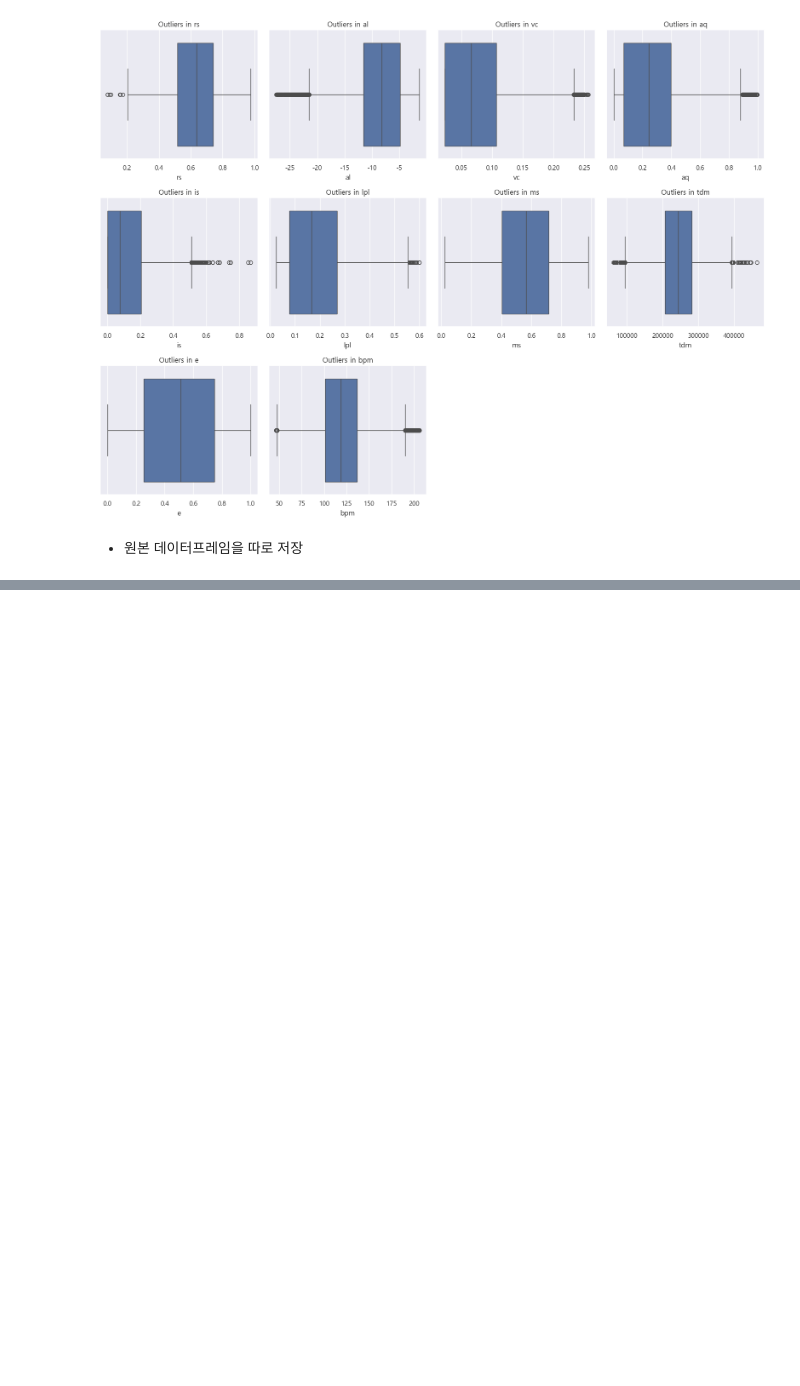
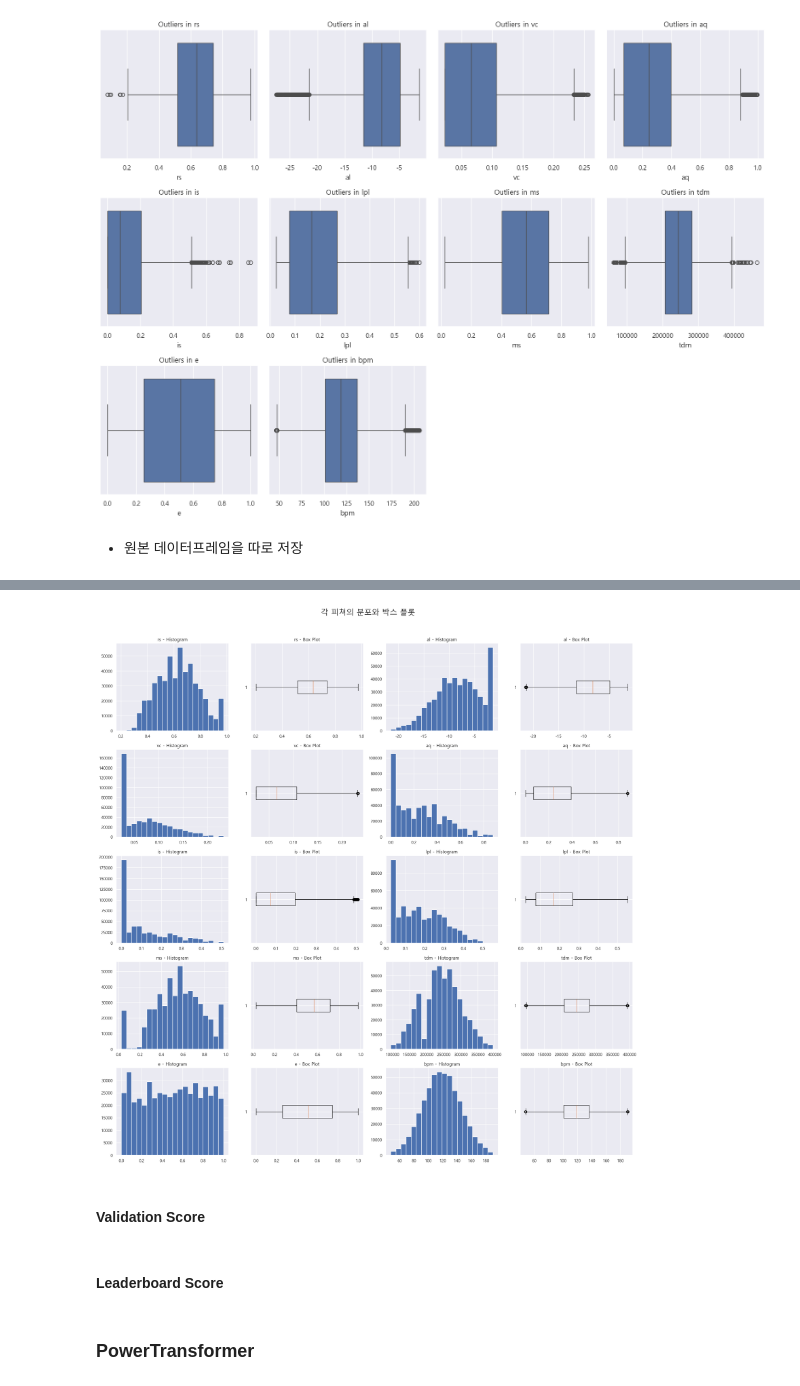
Before and after one commit to Cathesth/bpm-prediction, a Jupyter notebook: jupyter/PRJ-발표-최종.ipynb, the cells around one changed output, grey strips where cells are left out. Saved outputs shown, nothing was run; the diff lists cells and outputs as text; code cells hidden in the pictures; blank space fills up the shorter version.

```diff
--- a/jupyter/PRJ-발표-최종.ipynb
+++ b/jupyter/PRJ-발표-최종.ipynb
@@ -208,0 +273,66 @@ def preprocess(df):
+# %%
+def histandbox(df):
+    # --- 1. 시각화할 컬럼 목록 및 그리드 크기 계산 ---
+    columns = df.columns
+    num_columns = len(columns)
+
+    # 한 행에 2개의 피쳐를 배치하므로, 총 행의 수는 (전체 컬럼 수 / 2)를 올림한 값입니다.
+    num_rows = math.ceil(num_columns / 2)
+
+
+    # --- 2. Subplot Grid 생성 (Matplotlib 기본 기능) ---
+    # 5행 4열의 격자를 생성합니다.
+    fig, axes = plt.subplots(num_rows, 4, figsize=(20, num_rows * 4))
+
+    fig.suptitle('각 피쳐의 분포와 박스 플롯', fontsize=20, y=1.02)
+
+
+    # --- 3. 각 행을 순회하며 2개씩 플롯 그리기 ---
+    for i in range(num_rows):
+        # 현재 행에서 다룰 첫 번째 피쳐의 인덱스
+        col1_idx = i * 2
+        # 현재 행에서 다룰 두 번째 피쳐의 인덱스
+        col2_idx = i * 2 + 1
+
+        # --- 첫 번째 피쳐 그리기 (왼쪽 2개 열) ---
+        if col1_idx < num_columns:
+            col1_name = columns[col1_idx]
+
+            # 왼쪽 첫 번째 칸: 히스토그램
+            axes[i, 0].hist(df[col1_name], bins=20)
+            axes[i, 0].set_title(f'{col1_name} - Histogram')
+
+            # 왼쪽 두 번째 칸: 박스 플롯 (가로 방향으로)
+            axes[i, 1].boxplot(df[col1_name], vert=False)
+            axes[i, 1].set_title(f'{col1_name} - Box Plot')
+
+        # --- 두 번째 피쳐 그리기 (오른쪽 2개 열) ---
+        if col2_idx < num_columns:
+            col2_name = columns[col2_idx]
+
+            # 오른쪽 첫 번째 칸: 히스토그램
+            axes[i, 2].hist(df[col2_name], bins=20)
+            axes[i, 2].set_title(f'{col2_name} - Histogram')
+
+            # 오른쪽 두 번째 칸: 박스 플롯 (가로 방향으로)
+            axes[i, 3].boxplot(df[col2_name], vert=False)
+            axes[i, 3].set_title(f'{col2_name} - Box Plot')
+
+    # 피쳐 개수가 홀수일 경우, 마지막 행의 남는 공간들을 보이지 않게 처리
+    if num_columns % 2 != 0 and num_rows > 0:
+        axes[num_rows - 1, 2].axis('off')
+        axes[num_rows - 1, 3].axis('off')
+
+    # --- 4. 레이아웃 자동 조정 및 최종 그래프 출력 ---
+    plt.tight_layout()
+    plt.show()
+
+histandbox(dft)
+# %% [output]
+[figure, added]
+# %% [markdown]
+#### Validation Score
+# %% [markdown]
+#### Leaderboard Score
+# %% [markdown]
+### PowerTransformer
```
Also changed, not shown: parts of 97 cells of this notebook, 3 other files.
